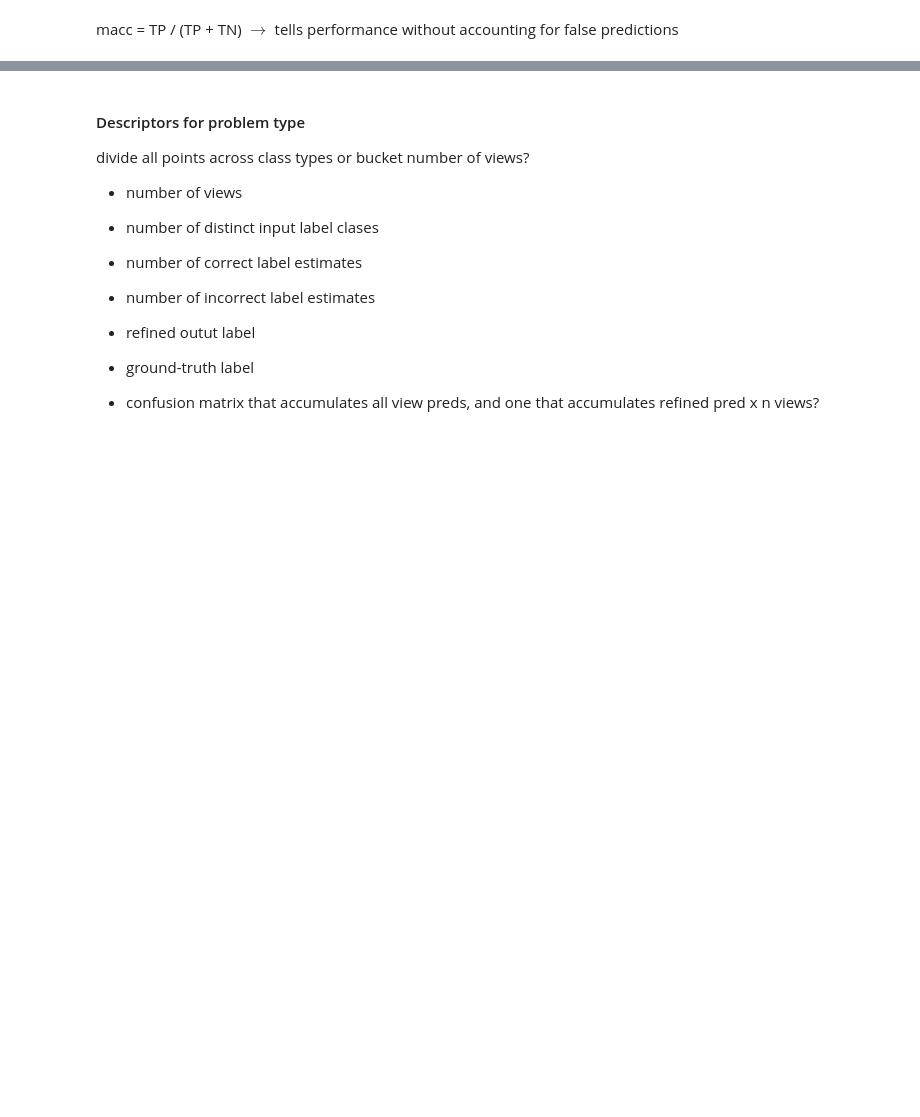
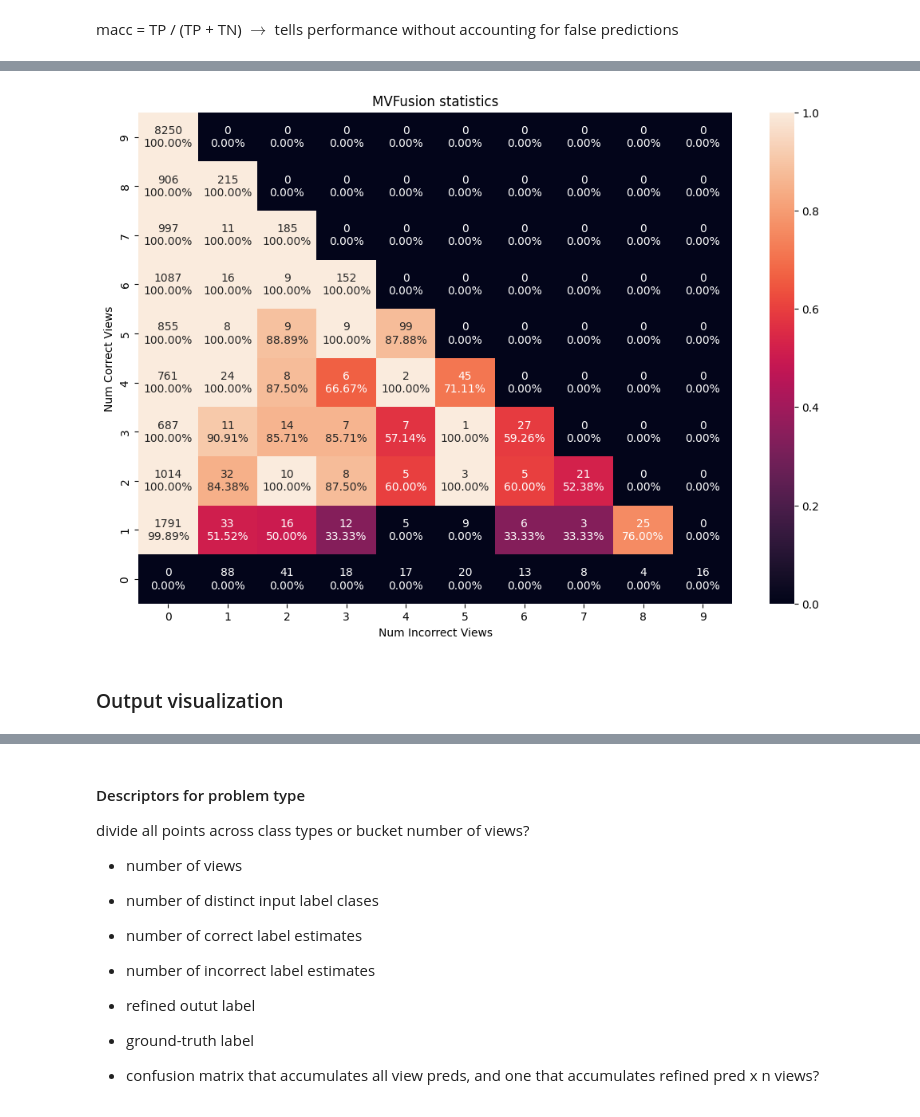
Before and after one commit to fsun2000/DeepViewAgg, a Jupyter notebook: notebooks/model_debugging/result_analysis.ipynb, the cells around one changed output, grey strips where cells are left out. Drawn from its saved outputs; the diff is of its cells as text; code cells hidden in the pictures; blank space fills up the shorter version.

```diff
--- a/notebooks/model_debugging/result_analysis.ipynb
+++ b/notebooks/model_debugging/result_analysis.ipynb
@@ -241,20 +314,27 @@ input_labels_correct = torch.eq(input_labels, batch.y.unsqueeze(1))
 # %%
 num_correct = input_labels_correct.sum(dim=1)
 num_incorrect = num_views - input_labels_correct.sum(dim=1)
+mode_pred = get_mode_pred(batch)
 
 
 d = {}
-d['num_views'] = num_views
-d['num_correct'] = num_correct
-d['num_incorrect'] = num_incorrect
+d['n_views'] = num_views
+d['n_correct'] = num_correct
+d['n_incorrect'] = num_incorrect
 # d['num_distinct'] = torch.unique()
-d['refined'] = batch.data.pred
-d['gt_label'] = batch.y
-d['correct_output'] = d['refined'] == d['gt_label']
+d['ref'] = batch.data.pred
+d['gt'] = batch.y
+d['ref==gt'] = d['ref'] == d['gt']
+d['ref_in_views'] = torch.eq(input_labels, batch.data.pred.unsqueeze(1)).sum(dim=1) >= 1
+d['gt_in_views'] = torch.eq(input_labels, batch.data.pred.unsqueeze(1)).sum(dim=1) >= 1
+d['mode'] = mode_pred
 
-for i in range(6):
+
+for i in range(dataset.val_dataset.n_views):
     d[str(i+1)] = input_labels[:, i]
 
 
 df = pd.DataFrame(d)
-df.sort_values(['num_incorrect', 'correct_output', 'refined'], ascending=False)[:20]
+
+# sorted_df = df.sort_values(['n_incorrect', 'ref==gt', 'ref'], ascending=False)[300:400].astype(float)
+# sorted_df
@@ -278,0 +341,5 @@ df.sort_values(['num_incorrect', 'correct_output', 'refined'], ascending=False)[
+# %%
+df['toilet'] = df['gt'] == 19
+df['ref!=gt'] = ~df['ref==gt']
+
+df.sort_values(['toilet', 'n_views', 'ref!=gt'], ascending=False)[:50]
@@ -278,0 +364,4 @@ df.sort_values(['num_incorrect', 'correct_output', 'refined'], ascending=False)[
+# %%
+generate_heatmap(df, title='MVFusion validation statistics')
+# %% [output]
+[figure, added]
@@ -278,0 +437,2 @@ df.sort_values(['num_incorrect', 'correct_output', 'refined'], ascending=False)[
+# %% [markdown]
+### Output visualization
```
Also changed, not shown: parts of 26 cells of this notebook, 20 other files.
